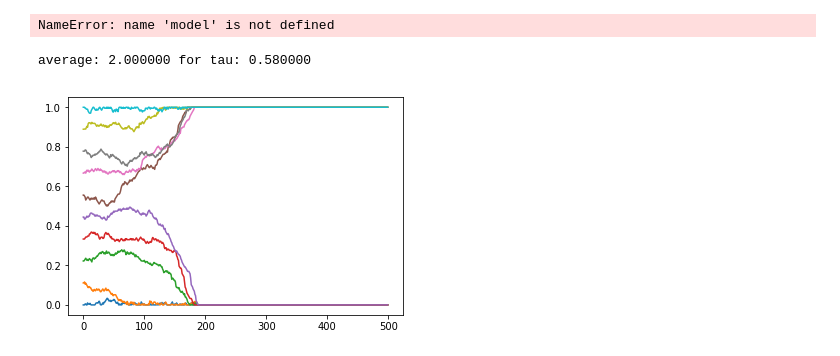
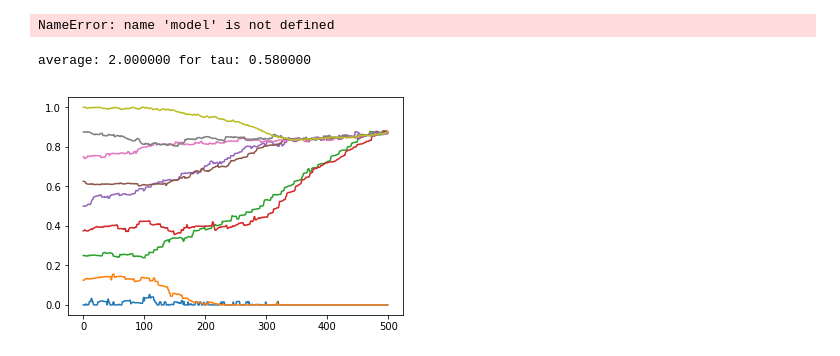
Before and after one commit to rodenmonte/MesaOpinionGame, a Jupyter notebook: Opinions.ipynb, the cells around one changed output. Drawn from its saved outputs; the diff is of its cells as text; code cells hidden in the pictures.

```diff
--- a/Opinions.ipynb
+++ b/Opinions.ipynb
@@ -179,7 +178,7 @@ while tau < .76:
     #potential_values = np.linspace(0, 1, num_models)
     for i in range(num_models):
         #Setup neighbors
-        weights = UF_read.read('neighborhood_matrices/rgg010.mat')
+        weights = UF_read.read('neighborhood_matrices/cage4.mat')
         nsteps=500
         nagents= len(weights)
         neighborhood = neighbors.weight_to_neighbors(weights)
@@ -191,32 +190,32 @@ while tau < .76:
         #opinions = [[np.random.rand()] for i in range(nagents)]
         #Also try potentials.tent(.5), potentials.tent(.3, .7), potentials.gaussian(), potentials.simple()...
 
         #Potentials and coupling
         pots = [potentials.tent(tau) for i in range(nagents)]
         coupling = [[1]]
         model = OpinionModel(nagents, neighborhood, weights, opinions, pots, coupling, 'pairwise')
         models.append(model)
     for model in models:
-        model.ALPHA = .005
+        model.ALPHA = .02
         model.run(nsteps)
     agent_opinions = []
     for model in models:
         agent_opinion = model.datacollector.get_agent_vars_dataframe()
         agent_opinions.append(agent_opinion)
     x=agent_opinions[0].Opinion0.as_matrix().reshape((nsteps, nagents))
     plt.plot(x);
     from analysis import opinions_clusters
     from analysis import num_clusters
     sum = 0
     for i in range(num_models):
         for j in range(len(opinions[0])):
             #print("Model %d Opinion %d:" % (i, j))
             #print(num_clusters(models[i], .4)[j])
             sum += num_clusters(models[i], .4)[j]
 
     #print(sum)
     print("average: %f for tau: %f" %(float(sum) / float(num_models), tau))
     tau = .76
 # %% [output]
 average: 2.000000 for tau: 0.580000
-[figure, old version]
+[figure, new version]
```
Also changed, not shown: parts of 1 cell of this notebook, 1 other file.
